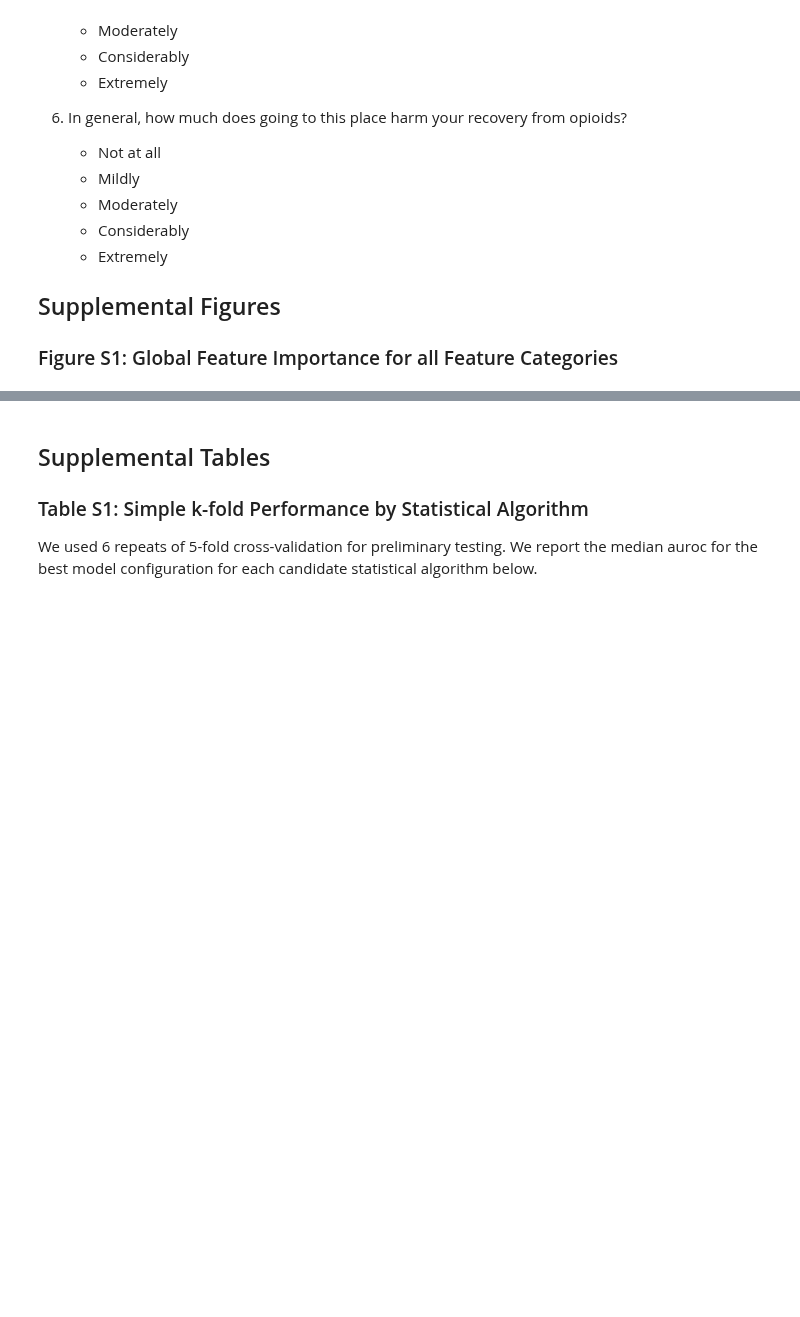
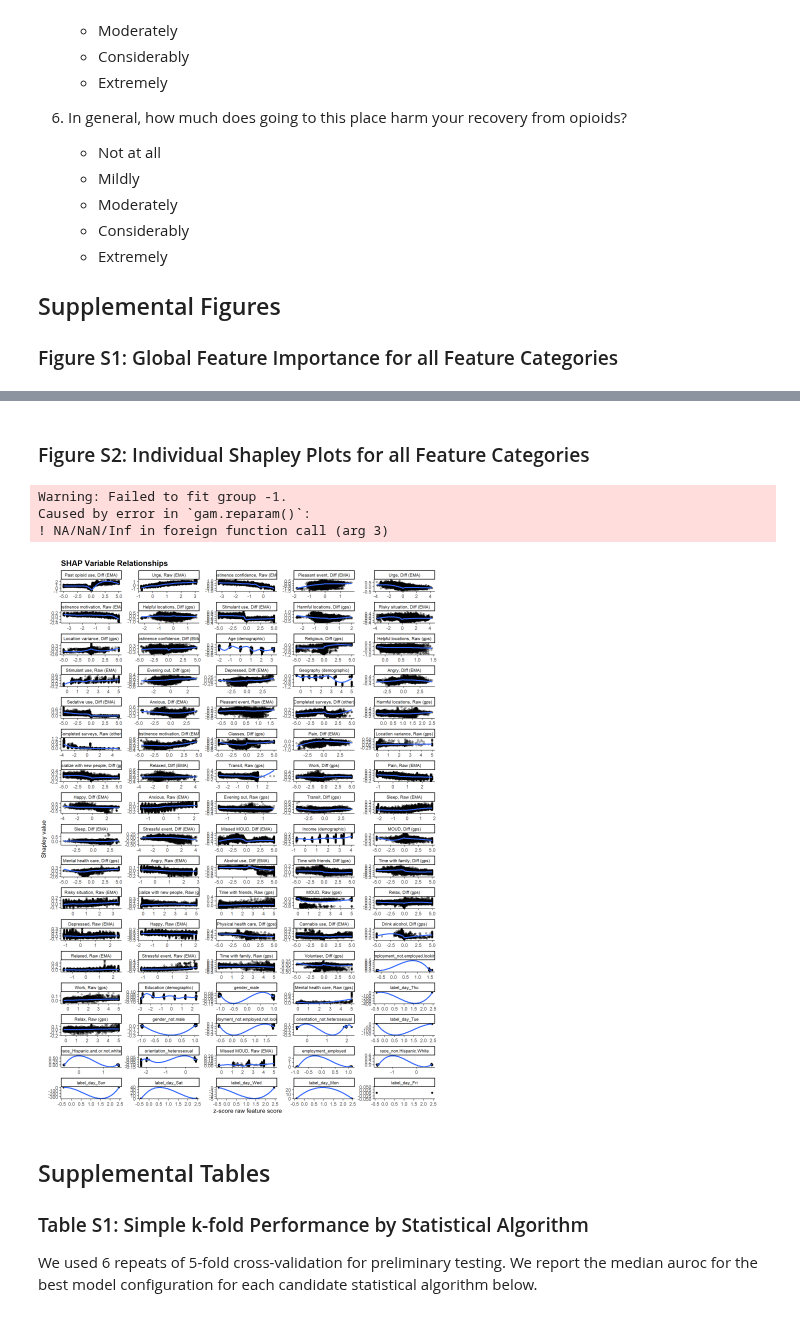
Before and after one commit to jjcurtin/study_risk2, a Jupyter notebook: notebooks/supplement.embed.ipynb, the cells around one changed output, grey strips where cells are left out. Saved outputs shown, nothing was run; the diff lists cells and outputs as text; code cells hidden in the pictures; blank space fills up the shorter version.

```diff
--- a/notebooks/supplement.embed.ipynb
+++ b/notebooks/supplement.embed.ipynb
@@ -319,3 +319,41 @@ global_panel_all + local_panel_all
+# %% [markdown]
+### Figure S2: Individual Shapley Plots for all Feature Categories
+# %%
+#| label: fig-2
+#| fig-cap: "Feature importance partial dependence plots."
+#| message: false
+#| fig-width: 10
+#| fig-height: 14
+#| code-fold: true
+
+shap_levels <- shaps |>
+  group_by(variable_grp) |>
+  summarize(mean_value = mean(abs(value)), .groups = "drop") |>
+  arrange(desc(mean_value)) |>
+  pull(variable_grp)
+
+shaps|>
+  filter(variable_grp %in% shap_levels) |>
+  mutate(variable_grp = factor(variable_grp, levels = shap_levels)) |>
+  ggplot(aes(x = rfvalue, y = value)) +
+  geom_point(alpha = .3) +
+  geom_smooth(method = "gam", formula = y ~ s(x, k = 10, bs = "cs"), se = FALSE) +
+  facet_wrap(~ variable_grp, scales = "free", ncol = 5) +
+  labs(
+    title = "SHAP Variable Relationships",
+    x = "z-score raw feature score",
+    y = "Shapley value"
+  ) +
+  theme_classic() +
+  theme(
+    strip.text = element_text(size = 8),
+    plot.title = element_text(size = 14, face = "bold")
+  )
+# %% [output]
+Warning: Failed to fit group -1.
+Caused by error in `gam.reparam()`:
+! NA/NaN/Inf in foreign function call (arg 3)
+[figure, added]
 # %% [markdown]
 ## Supplemental Tables
 
```
Also changed, not shown: parts of 1 cell of this notebook, 46 other files.
